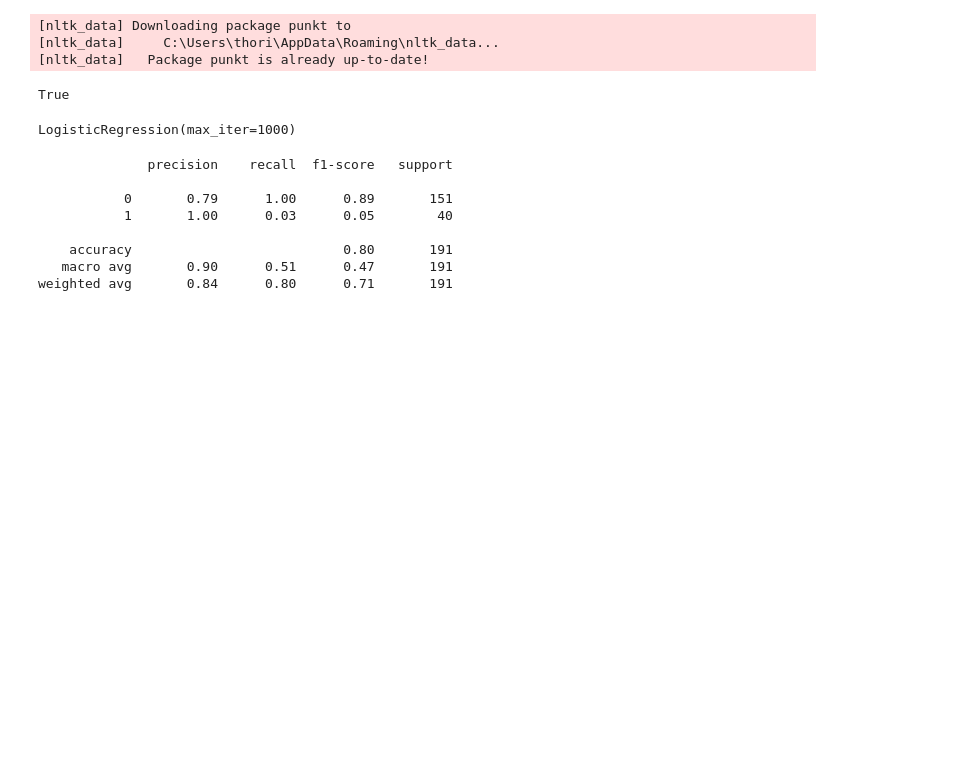
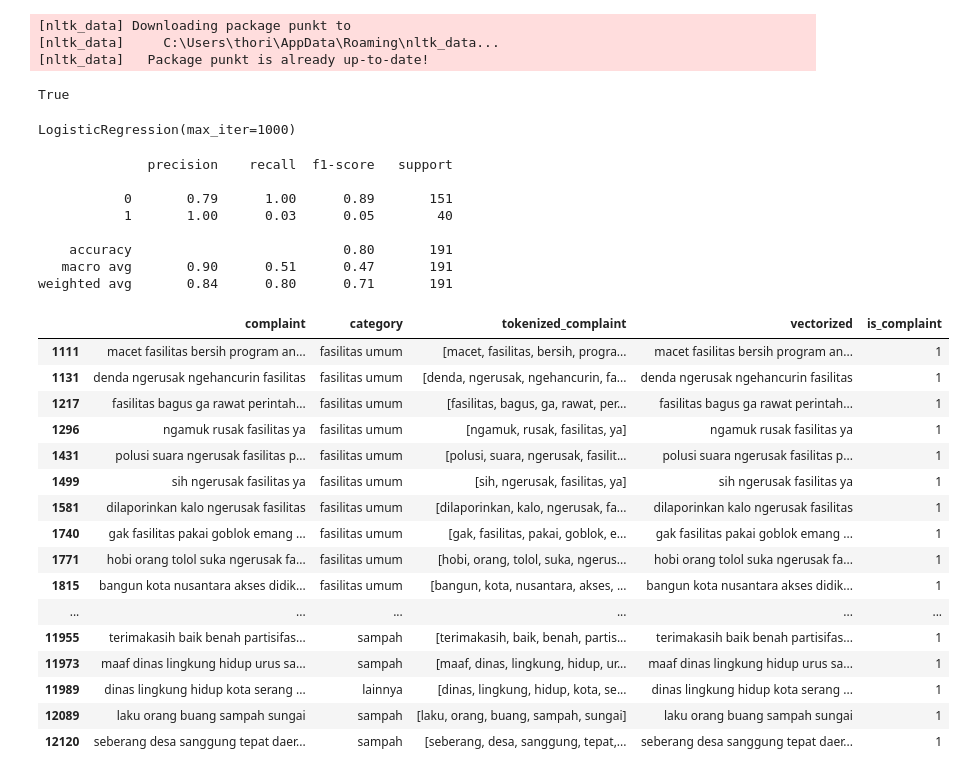
Before and after one commit to Gedor-Team/Gedor, a Jupyter notebook: ml/model/complaint_detection/complaint_detection.ipynb, the cells around one changed output. Drawn from its saved outputs; the diff is of its cells as text; code cells hidden in the pictures; blank space fills up the shorter version.

```diff
--- a/ml/model/complaint_detection/complaint_detection.ipynb
+++ b/ml/model/complaint_detection/complaint_detection.ipynb
@@ -118,4 +118,24 @@ x = loaded_vectorizer.transform(df['vectorized'])
 # %%
 y = loaded_model.predict(x)
 # %%
-y
+df['is_complaint']=y
+# %%
+df[df['is_complaint']==1]
+# %% [output]
+|  | complaint | category | tokenized_complaint | vectorized | is_complaint |
+| 1111 | macet fasilitas bersih program an... | fasilitas umum | [macet, fasilitas, bersih, progra... | macet fasilitas bersih program an... | 1 |
+| 1131 | denda ngerusak ngehancurin fasilitas | fasilitas umum | [denda, ngerusak, ngehancurin, fa... | denda ngerusak ngehancurin fasilitas | 1 |
+| 1217 | fasilitas bagus ga rawat perintah... | fasilitas umum | [fasilitas, bagus, ga, rawat, per... | fasilitas bagus ga rawat perintah... | 1 |
+| 1296 | ngamuk rusak fasilitas ya | fasilitas umum | [ngamuk, rusak, fasilitas, ya] | ngamuk rusak fasilitas ya | 1 |
+| 1431 | polusi suara ngerusak fasilitas p... | fasilitas umum | [polusi, suara, ngerusak, fasilit... | polusi suara ngerusak fasilitas p... | 1 |
+| 1499 | sih ngerusak fasilitas ya | fasilitas umum | [sih, ngerusak, fasilitas, ya] | sih ngerusak fasilitas ya | 1 |
+| 1581 | dilaporinkan kalo ngerusak fasilitas | fasilitas umum | [dilaporinkan, kalo, ngerusak, fa... | dilaporinkan kalo ngerusak fasilitas | 1 |
+| 1740 | gak fasilitas pakai goblok emang ... | fasilitas umum | [gak, fasilitas, pakai, goblok, e... | gak fasilitas pakai goblok emang ... | 1 |
+| 1771 | hobi orang tolol suka ngerusak fa... | fasilitas umum | [hobi, orang, tolol, suka, ngerus... | hobi orang tolol suka ngerusak fa... | 1 |
+| 1815 | bangun kota nusantara akses didik... | fasilitas umum | [bangun, kota, nusantara, akses, ... | bangun kota nusantara akses didik... | 1 |
+| ... | ... | ... | ... | ... | ... |
+| 11955 | terimakasih baik benah partisifas... | sampah | [terimakasih, baik, benah, partis... | terimakasih baik benah partisifas... | 1 |
+| 11973 | maaf dinas lingkung hidup urus sa... | sampah | [maaf, dinas, lingkung, hidup, ur... | maaf dinas lingkung hidup urus sa... | 1 |
+| 11989 | dinas lingkung hidup kota serang ... | lainnya | [dinas, lingkung, hidup, kota, se... | dinas lingkung hidup kota serang ... | 1 |
+| 12089 | laku orang buang sampah sungai | sampah | [laku, orang, buang, sampah, sungai] | laku orang buang sampah sungai | 1 |
+| 12120 | seberang desa sanggung tepat daer... | sampah | [seberang, desa, sanggung, tepat,... | seberang desa sanggung tepat daer... | 1 |
```
